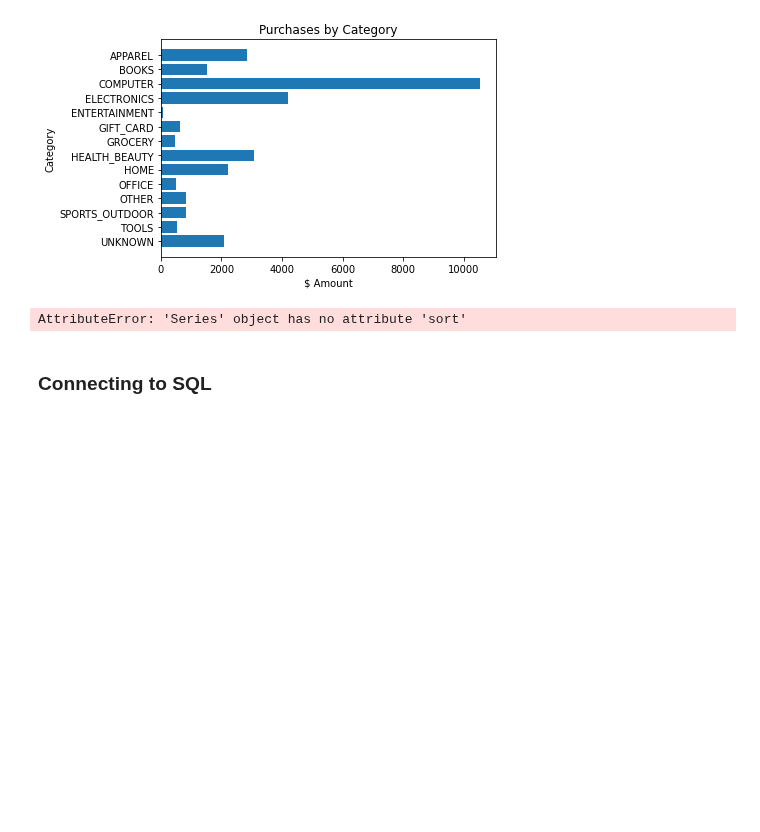
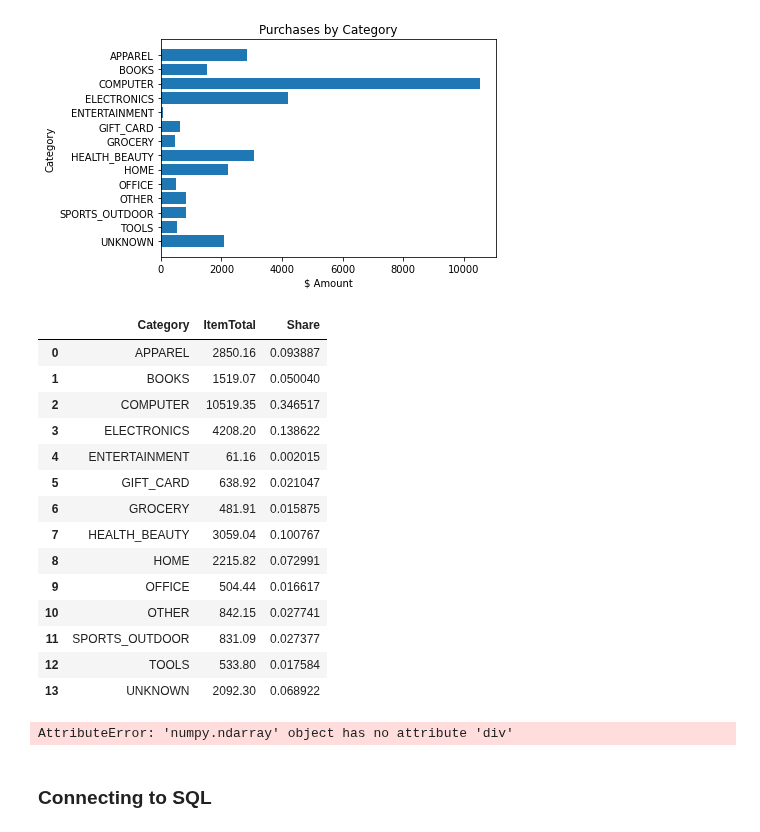
Before and after one commit to AmitSamra/AmazonOrderHistory, a Jupyter notebook: AmazonOrderHistory.ipynb, the cells around one changed output. Saved outputs shown, nothing was run; the diff lists cells and outputs as text; code cells hidden in the pictures; blank space fills up the shorter version.

Commit message:
Added percents

```diff
--- a/AmazonOrderHistory.ipynb
+++ b/AmazonOrderHistory.ipynb
@@ -700,15 +700,34 @@ plt.show()
 # %% [output]
 [figure]
 # %%
-# Purchases by category percent
+# Purchases by category share
 
 df_CategoryShare = df_main[['Category', 'ItemTotal']]
 df_CategoryShare = df_CategoryShare.groupby('Category', as_index = False)
 df_CategoryShare = df_CategoryShare['ItemTotal'].sum()
-df_CategoryShare = df_CategoryShare['ItemTotal'].sort(ascending = False)
+df_CategoryShare['Share'] = df_CategoryShare['ItemTotal'].div(df_CategoryShare['ItemTotal'].sum())
 df_CategoryShare
 # %% [output]
-AttributeError: 'Series' object has no attribute 'sort'
+|  | Category | ItemTotal | Share |
+| 0 | APPAREL | 2850.16 | 0.093887 |
+| 1 | BOOKS | 1519.07 | 0.050040 |
+| 2 | COMPUTER | 10519.35 | 0.346517 |
+| 3 | ELECTRONICS | 4208.20 | 0.138622 |
+| 4 | ENTERTAINMENT | 61.16 | 0.002015 |
+| 5 | GIFT_CARD | 638.92 | 0.021047 |
+| 6 | GROCERY | 481.91 | 0.015875 |
+| 7 | HEALTH_BEAUTY | 3059.04 | 0.100767 |
+| 8 | HOME | 2215.82 | 0.072991 |
+| 9 | OFFICE | 504.44 | 0.016617 |
+| 10 | OTHER | 842.15 | 0.027741 |
+| 11 | SPORTS_OUTDOOR | 831.09 | 0.027377 |
+| 12 | TOOLS | 533.80 | 0.017584 |
+| 13 | UNKNOWN | 2092.30 | 0.068922 |
+# %%
+df_CategoryShare['Share'] = df_CategoryShare.values.div(df_CategoryShare.values.sum())
+df_CategoryShare
+# %% [output]
+AttributeError: 'numpy.ndarray' object has no attribute 'div'
 # %% [markdown]
 ###  Connecting to SQL
 # %%
```
